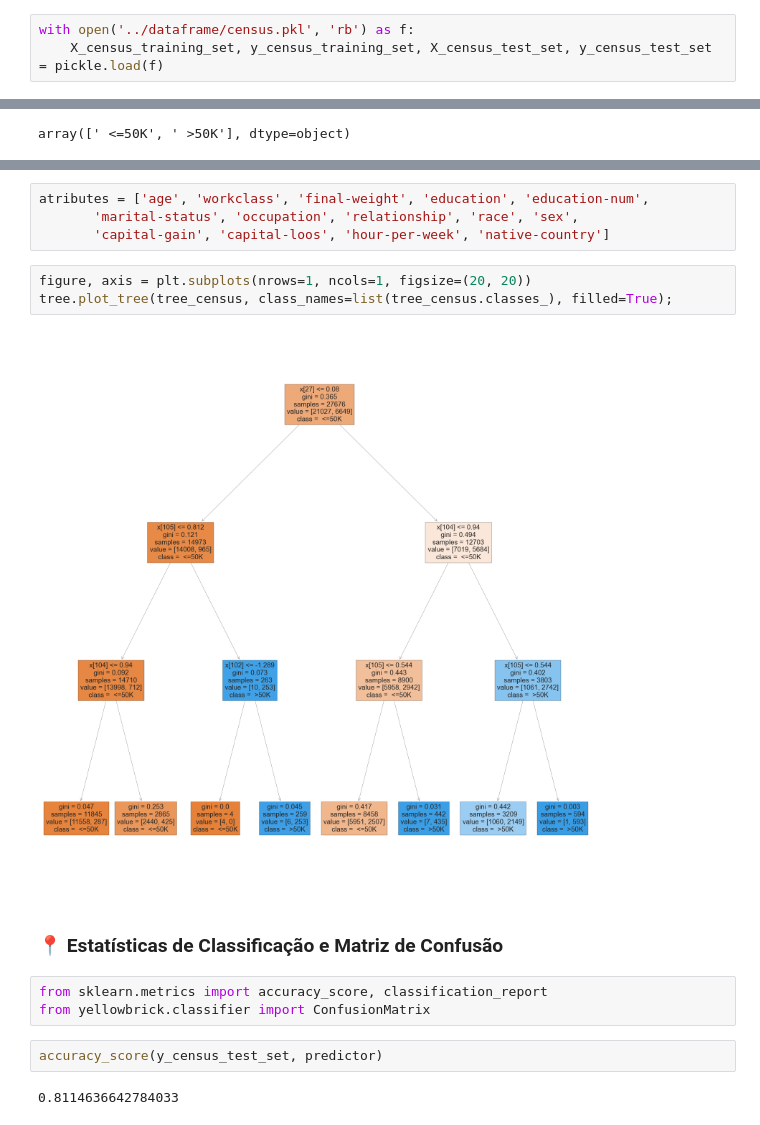
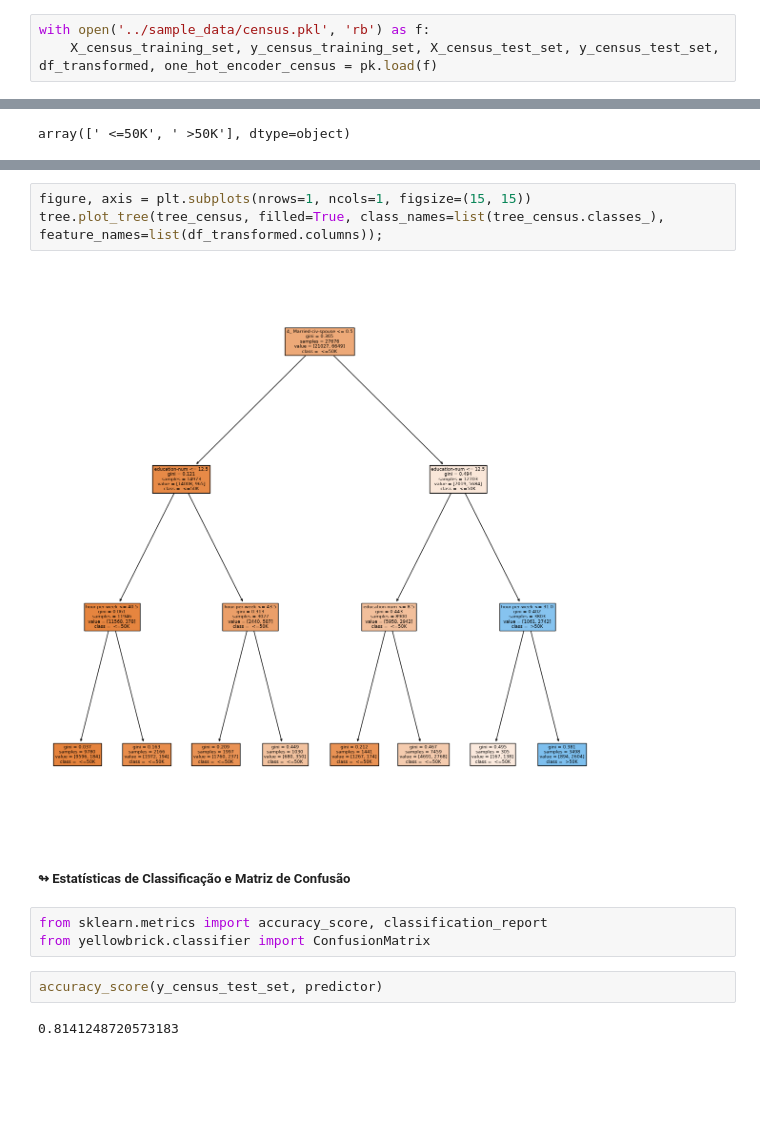
Before and after one commit to raickmiranda/DataScienceAI_TP, a Jupyter notebook: src/census_decisiontree.ipynb, the cells around one changed output, grey strips where cells are left out. Drawn from its saved outputs; the diff is of its cells as text; blank space fills up the shorter version.

Commit message:
refactor: data preprocessing & unifying files
BREAKING CHANGE

```diff
--- a/src/census_decisiontree.ipynb
+++ b/src/census_decisiontree.ipynb
@@ -14,6 +31,6 @@ import plotly.express as px
 # %%
-with open('../dataframe/census.pkl', 'rb') as f:
-    X_census_training_set, y_census_training_set, X_census_test_set, y_census_test_set = pickle.load(f)
+with open('../sample_data/census.pkl', 'rb') as f:
+    X_census_training_set, y_census_training_set, X_census_test_set, y_census_test_set, df_transformed, one_hot_encoder_census = pk.load(f)
 # %%
 X_census_training_set.shape, y_census_training_set.shape
 # %% [output]
@@ -70,21 +65,17 @@ array([0.        , 0.        , 0.        , 0.        , 0.        ,
-# %%
-atributes = ['age', 'workclass', 'final-weight', 'education', 'education-num',
-       'marital-status', 'occupation', 'relationship', 'race', 'sex',
-       'capital-gain', 'capital-loos', 'hour-per-week', 'native-country']
 # %%
-figure, axis = plt.subplots(nrows=1, ncols=1, figsize=(20, 20))
-tree.plot_tree(tree_census, class_names=list(tree_census.classes_), filled=True);
+figure, axis = plt.subplots(nrows=1, ncols=1, figsize=(15, 15))
+tree.plot_tree(tree_census, filled=True, class_names=list(tree_census.classes_), feature_names=list(df_transformed.columns));
 # %% [output]
-[figure, old version]
+[figure, new version]
 # %% [markdown]
-### 📍 **Estatísticas de Classificação e Matriz de Confusão**
+##### ↬ **Estatísticas de Classificação e Matriz de Confusão**
 # %%
 from sklearn.metrics import accuracy_score, classification_report
 from yellowbrick.classifier import ConfusionMatrix
 # %%
 accuracy_score(y_census_test_set, predictor)
 # %% [output]
-0.8114636642784033
+0.8141248720573183
 # %%
 print(classification_report(y_census_test_set, predictor))
 # %% [output]
```
Also changed, not shown: parts of 58 cells of this notebook, 1 other file.
